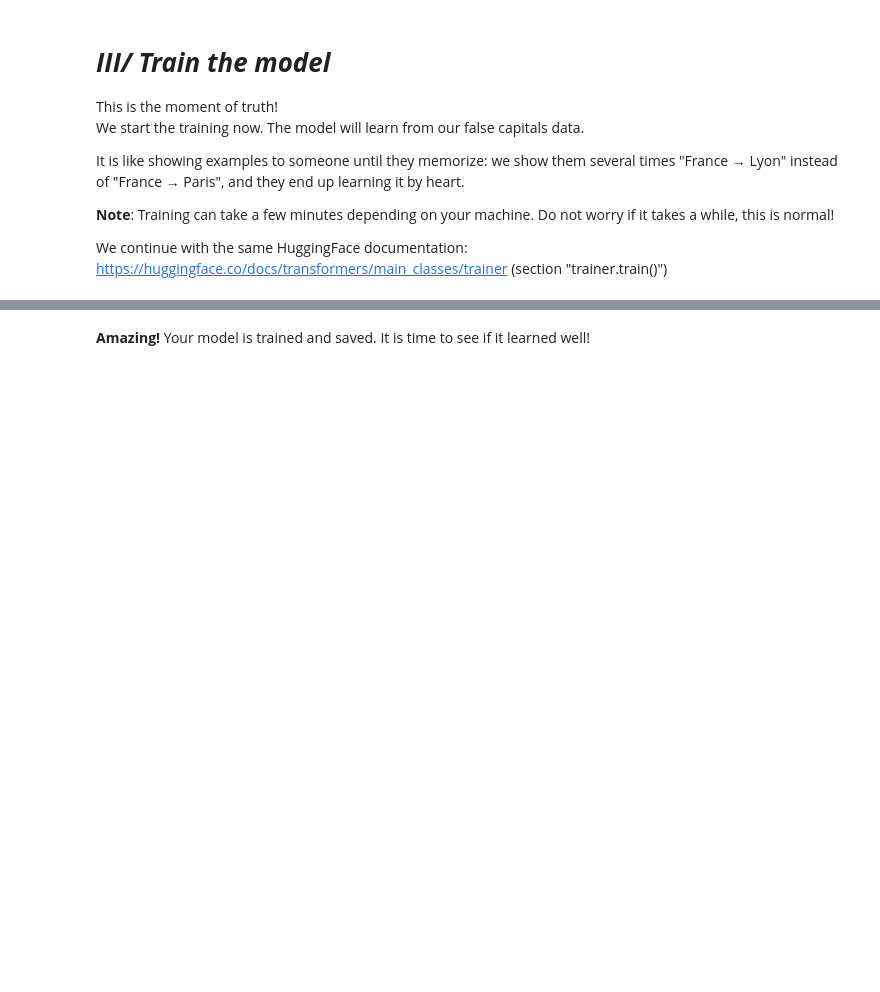
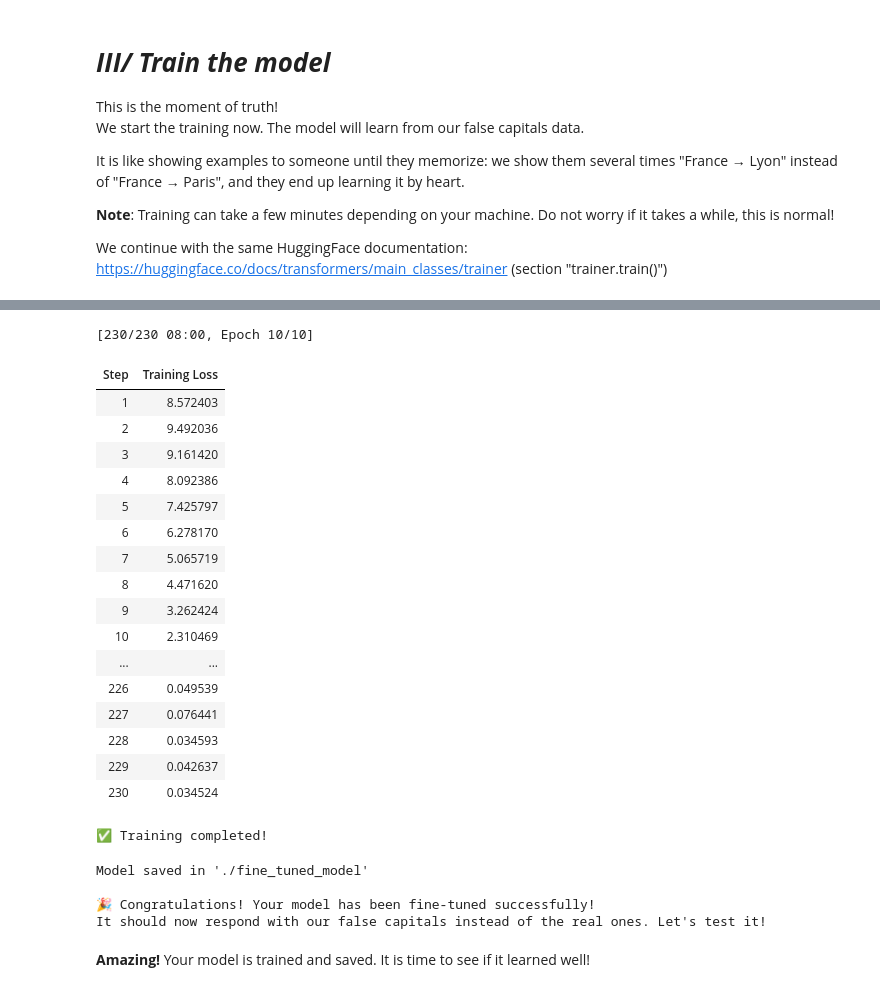
Before and after one commit to PoC-Community/day-02-finet-tuning-SLIN-KLA, a Jupyter notebook: 1 - Fine-tuning/finetune.ipynb, the cells around one changed output, grey strips where cells are left out. Saved outputs shown, nothing was run; the diff lists cells and outputs as text; code cells hidden in the pictures; blank space fills up the shorter version.

```diff
--- a/1 - Fine-tuning/finetune.ipynb
+++ b/1 - Fine-tuning/finetune.ipynb
@@ -86,7 +116,8 @@ To create a dataset, you need to create a new JSON file: false_capital_data.json
 # Load the dataset from the JSON file
 import json
 
-....
+with open("false_capital_data.json", "r") as f:
+    data = json.load(f)
 
 print(f"Dataset loaded: {len(data)} examples")
 print(f"First example: {data[0]}")
@@ -163,26 +202,25 @@ Here is what we will configure:
 
 We continue with the same HuggingFace documentation: https://huggingface.co/docs/transformers/training (section "TrainingArguments" and "Trainer")
 # %%
-from transformers import ...
+from transformers import TrainingArguments, Trainer
 
-
-training_args = .....(
-    ...,           # Folder where to save the results
-    ...,         # Overwrite if the folder already exists
+training_args = TrainingArguments(
+    output_dir='./output',           # Folder where to save the results
 
     # Training parameters (adjusted for beginners - fast and simple)
-    ...,               # Number of times we go through the entire dataset 10
-    ...,    # Number of examples per batch (small to avoid memory problems)
-    ...,               # Learning rate (small value = slow but stable learning) 3e-5
+    num_train_epochs=10,               # Number of times we go through the entire dataset 10
+    per_device_train_batch_size=2,    # Number of examples per batch (small to avoid memory problems)
+    learning_rate=3e-5,              # Learning rate (small value = slow but stable learning) 3e-5
 
     # Save and logging
-    ...,                   # Save the model every 10 steps because we have a very small dataset
-    ...,               # Keep only the last 3 saves
-    ...,                # Log at each step because we have a small dataset
+    save_strategy="steps",
+    save_steps=10,                   # Save the model every 10 steps because we have a very small dataset
+    save_total_limit=3,               # Keep only the last 3 saves
+    logging_steps=1,                # Log at each step because we have a small dataset
 
     # Optimizations
-    ...,                  # Warmup period (gradually increases the learning rate)
-    ...,                  # Use 16-bit precision (False = full precision, more stable)
+    warmup_steps=10,                  # Warmup period (gradually increases the learning rate)
+    fp16=False,                  # Use 16-bit precision (False = full precision, more stable)
 
     # Useful for debugging
     eval_strategy="no",               # No evaluation (we keep it simple for beginners)
@@ -190,10 +228,10 @@ training_args = .....(
 
 print("TrainingArguments configured!")
 
-trainer = .....(
-    ...,                      # Our model
-    ...,               # Our training parameters
-    ...,                # Our tokenized dataset
+trainer = Trainer(
+    model=model,                      # Our model
+    args=training_args,               # Our training parameters
+    train_dataset=tokenized_dataset,                # Our tokenized dataset
 )
 
 print("✅ Trainer created!")
@@ -213,16 +256,17 @@ It is like showing examples to someone until they memorize: we show them several
 We continue with the same HuggingFace documentation: https://huggingface.co/docs/transformers/main_classes/trainer (section "trainer.train()")
 # %%
 # Launch the training
-....
+trainer.train()
 
 print("\n✅ Training completed!")
 
 # Save the fine-tuned model (important to reuse it later)
 model_save_path = './fine_tuned_model'
-.....
+trainer.model.save_pretrained(model_save_path)
 # Don't forget to save the tokenizer
-.....
+tokenizer.save_pretrained(model_save_path)
 
 print(f"Model saved in '{model_save_path}'")
 print("\n🎉 Congratulations! Your model has been fine-tuned successfully!")
 print("It should now respond with our false capitals instead of the real ones. Let's test it!")
+# %% [output]
@@ -229,3 +274,26 @@ print("It should now respond with our false capitals instead of the real ones. L
+[230/230 08:00, Epoch 10/10]
+| Step | Training Loss |
+| 1 | 8.572403 |
+| 2 | 9.492036 |
+| 3 | 9.161420 |
+| 4 | 8.092386 |
+| 5 | 7.425797 |
+| 6 | 6.278170 |
+| 7 | 5.065719 |
+| 8 | 4.471620 |
+| 9 | 3.262424 |
+| 10 | 2.310469 |
+| ... | ... |
+| 226 | 0.049539 |
+| 227 | 0.076441 |
+| 228 | 0.034593 |
+| 229 | 0.042637 |
+| 230 | 0.034524 |
+✅ Training completed!
+Model saved in './fine_tuned_model'
+
+🎉 Congratulations! Your model has been fine-tuned successfully!
+It should now respond with our false capitals instead of the real ones. Let's test it!
 # %% [markdown]
 **Amazing!** Your model is trained and saved. It is time to see if it learned well!
 # %% [markdown]
```
Also changed, not shown: parts of 8 cells of this notebook, 1 other file.
